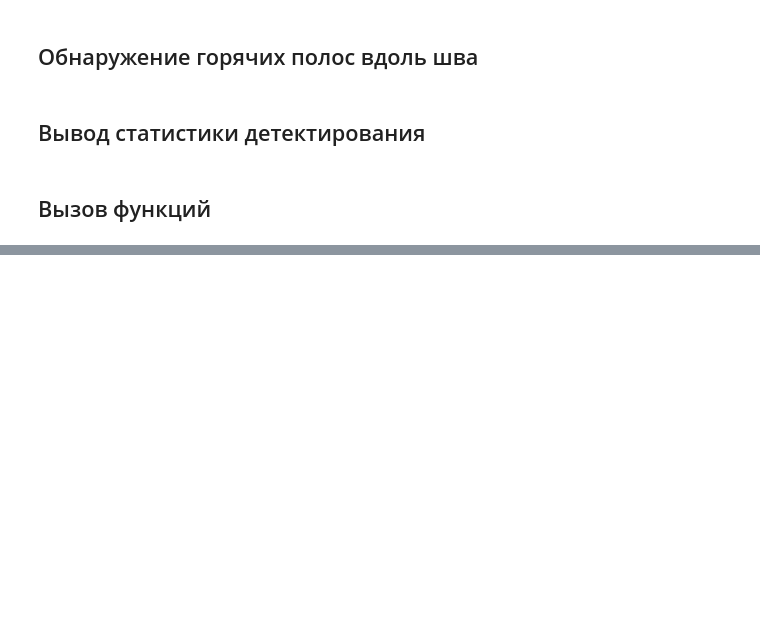
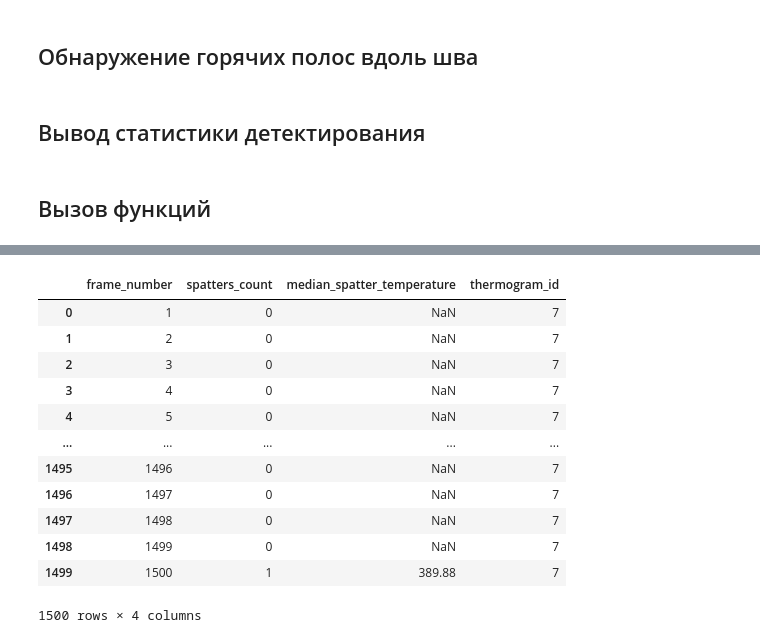
Before and after one commit to gvo104/Termogramm_My, a Jupyter notebook: bezumie.ipynb, the cells around one changed output, grey strips where cells are left out. Drawn from its saved outputs; the diff is of its cells as text; code cells hidden in the pictures; blank space fills up the shorter version.

Commit message:
доплнил определение зоны сварки, при потере зоны сварки, предсказывает ее местоположение сборка датафрейма пока реализовал(количество брызг в кадре, мединная температура брызг)

```diff
--- a/bezumie.ipynb
+++ b/bezumie.ipynb
@@ -2153,30 +2377,6 @@ cleaned_spatters
 # %%
-def create_spatters_count_dataframe(cleaned_spatters, thermogram_id=thermogram_id):
-    """
-    Создает датафрейм с количеством брызг на каждый кадр
-
-    Args:
-        cleaned_spatters: список массивов брызг по кадрам
-        thermogram_id: номер термограммы (опционально)
-
-    Returns:
-        DataFrame с колонками ['frame_number', 'spatters_count']
-    """
-
-    # Создаем список с количеством брызг на каждый кадр
-    spatters_count = [len(frame_spatters) for frame_spatters in cleaned_spatters]
-
-    # Создаем датафрейм
-    df = pd.DataFrame({
-        'frame_number': range(1, len(cleaned_spatters) + 1),
-        'spatters_count': spatters_count
-    })
-
-    # Добавляем ID термограммы если указан
-    if thermogram_id is not None:
-        df['thermogram_id'] = thermogram_id
-
-    return df
+# Использование:
+df_n_spatters = create_spatters_count_dataframe(cleaned_spatters)
 
 # Использование:
-df_spatters = create_spatters_count_dataframe(cleaned_spatters)
+df_spatters_temperature = calculate_spatters_median_temperature(cleaned_spatters, frames)
@@ -2294,0 +2383,16 @@ spatters_temperature = calculate_spatters_temperature_stats(cleaned_spatters, fr
+# %%
+df_spatters_temperature
+# %% [output]
+|  | frame_number | spatters_count | median_spatter_temperature | thermogram_id |
+| 0 | 1 | 0 | NaN | 7 |
+| 1 | 2 | 0 | NaN | 7 |
+| 2 | 3 | 0 | NaN | 7 |
+| 3 | 4 | 0 | NaN | 7 |
+| 4 | 5 | 0 | NaN | 7 |
+| ... | ... | ... | ... | ... |
+| 1495 | 1496 | 0 | NaN | 7 |
+| 1496 | 1497 | 0 | NaN | 7 |
+| 1497 | 1498 | 0 | NaN | 7 |
+| 1498 | 1499 | 0 | NaN | 7 |
+| 1499 | 1500 | 1 | 389.88 | 7 |
+1500 rows × 4 columns
```
Also changed, not shown: parts of 14 cells of this notebook.
